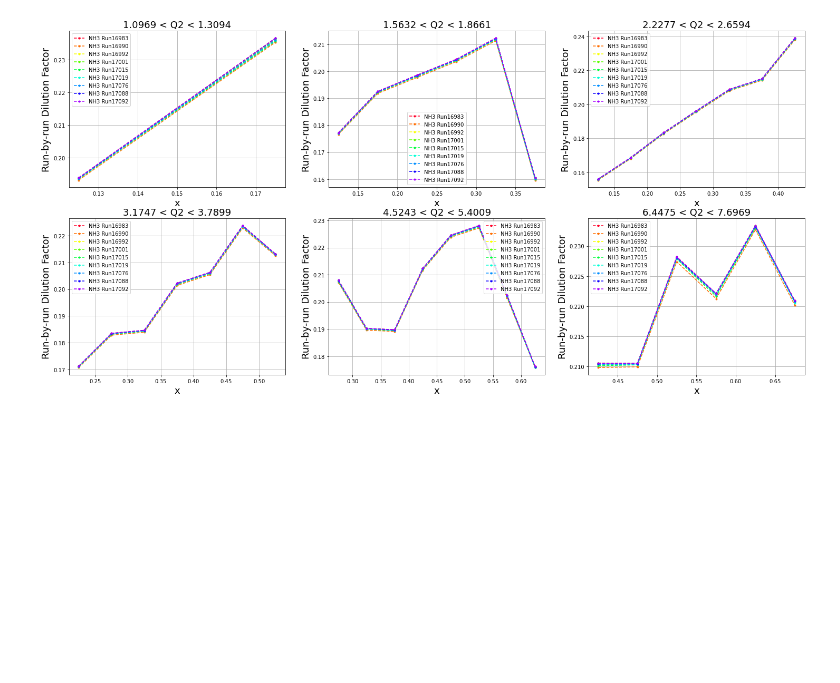
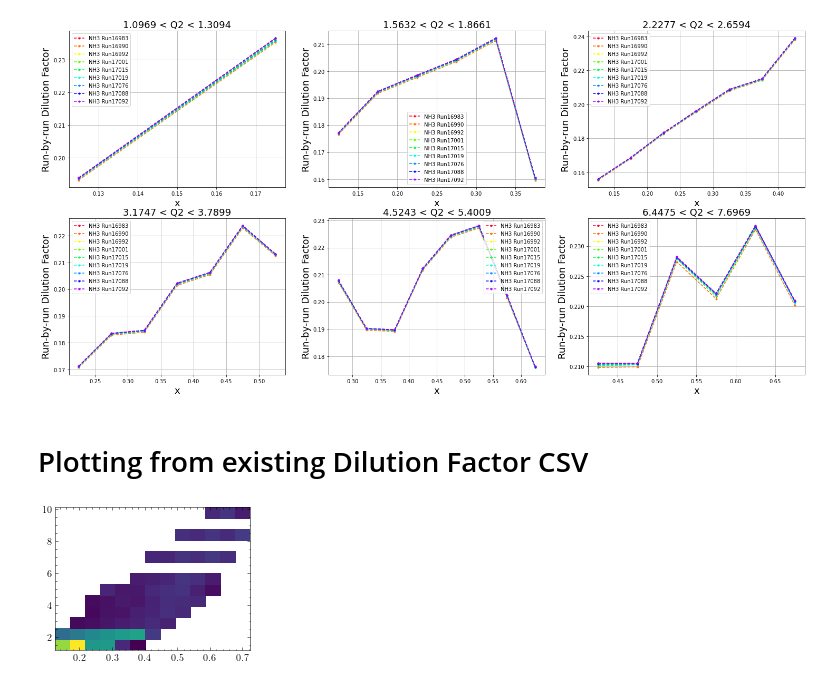
Before and after one commit to Gregtom3/CLAS12Analysis, a Jupyter notebook: macros/analysis/rg-c/dilutionfactors.ipynb, the cells around one changed output. Saved outputs shown, nothing was run; the diff lists cells and outputs as text; code cells hidden in the pictures; blank space fills up the shorter version.

```diff
--- a/macros/analysis/rg-c/dilutionfactors.ipynb
+++ b/macros/analysis/rg-c/dilutionfactors.ipynb
@@ -198,3 +207,7 @@ for i,idx in enumerate([0,2,4,6,8,10]):
     axs[r,c].grid()
 # %% [output]
 [figure]
+# %% [markdown]
+# Plotting from existing Dilution Factor CSV
+# %%
+df=pd.read_csv("/work/clas12/users/gmat/rgc_dilution_factor_v4.csv")
@@ -200,0 +217,14 @@ for i,idx in enumerate([0,2,4,6,8,10]):
+# %%
+fNH3_harut = np.round(interp(f_NH3,0.5*(df.xmin+df.xmax)),6)
+fND3_harut = np.round(interp(f_ND3,0.5*(df.xmin+df.xmax)),6)
+# %%
+df.df_ND3=df.df_NH3/fNH3_harut*fND3_harut
+df.df_err_ND3=df.df_err_NH3/fNH3_harut*fND3_harut
+# %%
+plt.style.use('science')
+# %%
+plt.hist2d(0.5*(df.xmin+df.xmax),0.5*(df.Q2min+df.Q2max),weights=df.df_NH3,cmin=0.001,
+           bins=[len(np.unique(df.xmin)),len(np.unique(df.Q2min))])
+plt.show()
+# %% [output]
+[figure, added]
```
Also changed, not shown: parts of 14 cells of this notebook, 38 other files.
